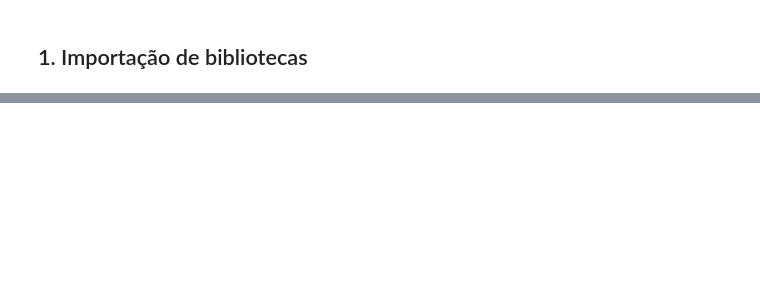
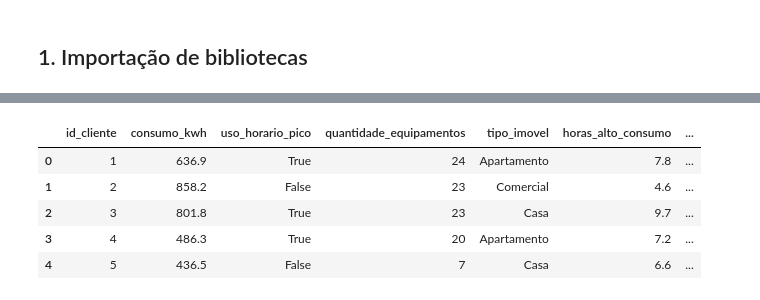
Before and after one commit to No-Country-simulation/G9-BR-TEAM-18, a Jupyter notebook: HACKATOON_BASE_NOTEBOOK.ipynb, the cells around one changed output, grey strips where cells are left out. Drawn from its saved outputs; the diff is of its cells as text; code cells hidden in the pictures; blank space fills up the shorter version.

```diff
--- a/HACKATOON_BASE_NOTEBOOK.ipynb
+++ b/HACKATOON_BASE_NOTEBOOK.ipynb
@@ -80,0 +111,13 @@ df = pd.read_csv("/content/base_energetica.csv")
+# %%
+df['ar_condicionado'] = df_kaggle['Has_AC']
+df["uso_horario_pico"] = df["uso_horario_pico"].astype(bool)
+df["ar_condicionado"] = df["ar_condicionado"].map({"Yes": True, "No": False})
+df.to_csv("base_energetica.csv", index=False)
+df.head()
+# %% [output]
+|  | id_cliente | consumo_kwh | uso_horario_pico | quantidade_equipamentos | tipo_imovel | horas_alto_consumo | ... |
+| 0 | 1 | 636.9 | True | 24 | Apartamento | 7.8 | ... |
+| 1 | 2 | 858.2 | False | 23 | Comercial | 4.6 | ... |
+| 2 | 3 | 801.8 | True | 23 | Casa | 9.7 | ... |
+| 3 | 4 | 486.3 | True | 20 | Apartamento | 7.2 | ... |
+| 4 | 5 | 436.5 | False | 7 | Casa | 6.6 | ... |
```
Also changed, not shown: parts of 25 cells of this notebook.
